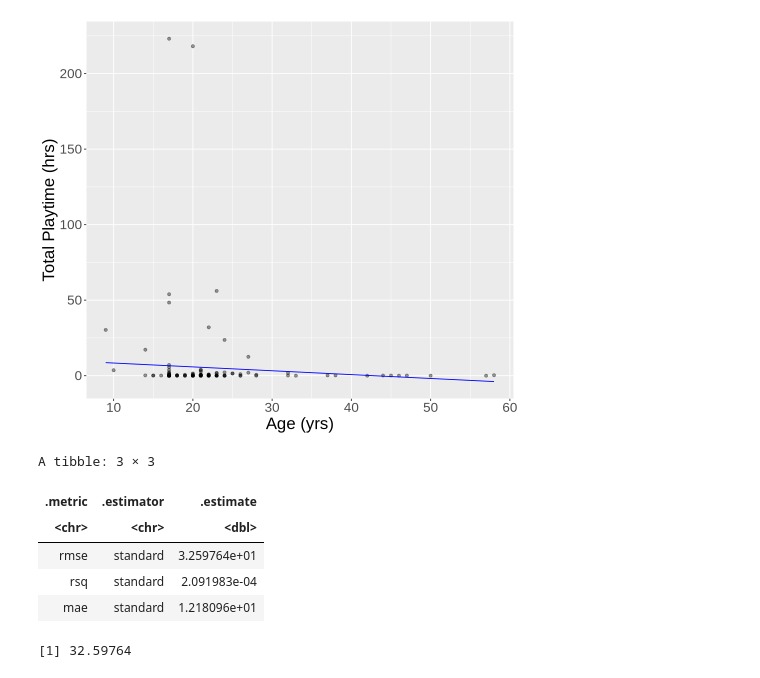
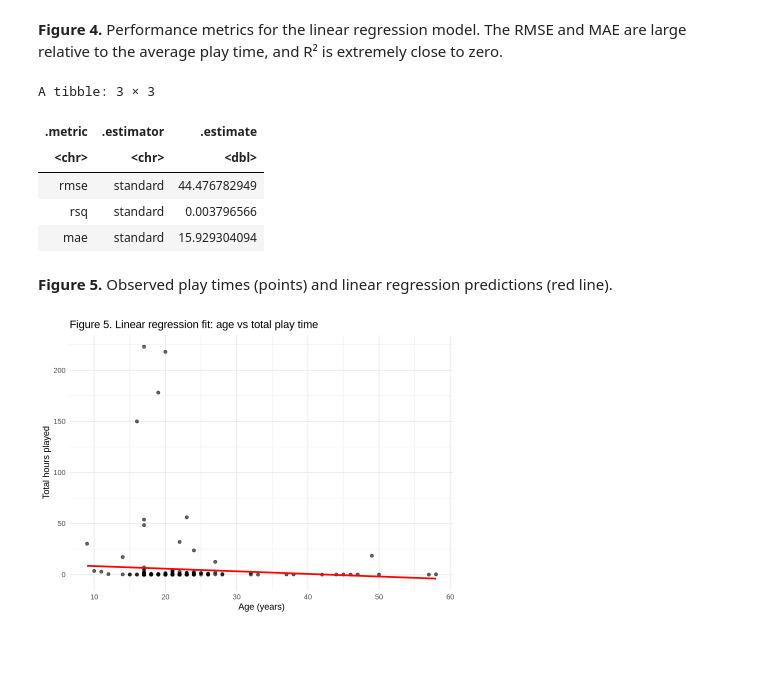
Before and after one commit to Elijah-Lal/DSCI-100-Group-17-Project-Final-Report, a Jupyter notebook: Project_Final_Report_Group_17.ipynb, the cells around one changed output. Drawn from its saved outputs; the diff is of its cells as text; code cells hidden in the pictures; blank space fills up the shorter version.

```diff
--- a/Project_Final_Report_Group_17.ipynb
+++ b/Project_Final_Report_Group_17.ipynb
@@ -24,14 +12,15 @@ library(repr)
 # %%
+# Read players.csv
 players_url  <- "https://raw.githubusercontent.com/Elijah-Lal/DSCI-100-Group-17-Project-Final-Report/refs/heads/main/players.csv"
-sessions_url <- "https://raw.githubusercontent.com/Elijah-Lal/DSCI-100-Group-17-Project-Final-Report/refs/heads/main/sessions.csv"
+dir.create("data", showWarnings = FALSE)
+download.file(players_url,  destfile = "data/players.csv", mode = "wb")
+players  <- read_csv("data/players.csv")
 
-dir.create("data", showWarnings = FALSE)
 
-download.file(players_url,  destfile = "data/players.csv", mode = "wb")
-download.file(sessions_url, destfile = "data/sessions.csv", mode = "wb")
-
-players  <- read_csv("data/players.csv")
-sessions <- read_csv("data/sessions.csv")
+# Keep only the variables needed for this analysis and drop missing values
+player_data <- players |>
+  select(age = Age, played_hours) |>
+  drop_na()
 # %% [output]
 Rows: 196 Columns: 7
 ── Column specification ────────────────────────────────────────────────────────
@@ -188,38 +118,30 @@ lin_player_fit <- workflow() |>
+# %% [markdown]
+**Figure 4.** Performance metrics for the linear regression model. The RMSE and MAE are large relative to the average play time, and R² is extremely close to zero.
+# %%
+lin_metrics <- lin_player_predictions |>
+  metrics(truth = played_hours, estimate = .pred)
+
+lin_metrics
+# %% [output]
+A tibble: 3 × 3
+| .metric | .estimator | .estimate |
+| <chr> | <chr> | <dbl> |
+| rmse | standard | 44.476782949 |
+| rsq | standard | 0.003796566 |
+| mae | standard | 15.929304094 |
+# %% [markdown]
+**Figure 5.** Observed play times (points) and linear regression predictions (red line).
 # %%
-options(repr.plot.width = 8, repr.plot.height = 7)
+lin_aug <- augment(lin_player_fit, new_data = player_data)
 
- lin_player_preds <- lin_player_fit |>
-   predict(player_training) |>
-   bind_cols(player_training)
- lin_player_predictions <- lin_player_preds |>
-     ggplot(aes(x = age, y = played_hours)) +
-         geom_point(alpha = 0.4) +
-         geom_line(
-             mapping = aes(x = age, y = .pred),
-             color = "blue") +
-         xlab("Age (yrs)") +
-         ylab("Total Playtime (hrs)") +
-         theme(text = element_text(size = 20))
-
-lin_player_predictions
+ggplot(lin_aug, aes(x = age, y = played_hours)) +
+  geom_point(alpha = 0.6) +
+  geom_line(aes(y = .pred), colour = "red", linewidth = 1) +
+  labs(
+    title = "Figure 5. Linear regression fit: age vs total play time",
+    x = "Age (years)",
+    y = "Total hours played"
+  ) +
+  theme_minimal()
 # %% [output]
-[figure, old version]
+[figure, new version]
-# %%
-lin_player_test_results <- lin_player_fit |>
-          predict(player_testing) |>
-          bind_cols(player_testing) |>
-          metrics(truth = played_hours, estimate = .pred)
-lin_player_rmspe <- lin_player_test_results |>
-          filter(.metric == "rmse") |>
-          select(.estimate) |>
-          as.numeric()
-lin_player_test_results
-lin_player_rmspe
-# %% [output]
-A tibble: 3 × 3
-| .metric | .estimator | .estimate |
-| <chr> | <chr> | <dbl> |
-| rmse | standard | 3.259764e+01 |
-| rsq | standard | 2.091983e-04 |
-| mae | standard | 1.218096e+01 |
-[1] 32.59764
```
Also changed, not shown: parts of 25 cells of this notebook.
